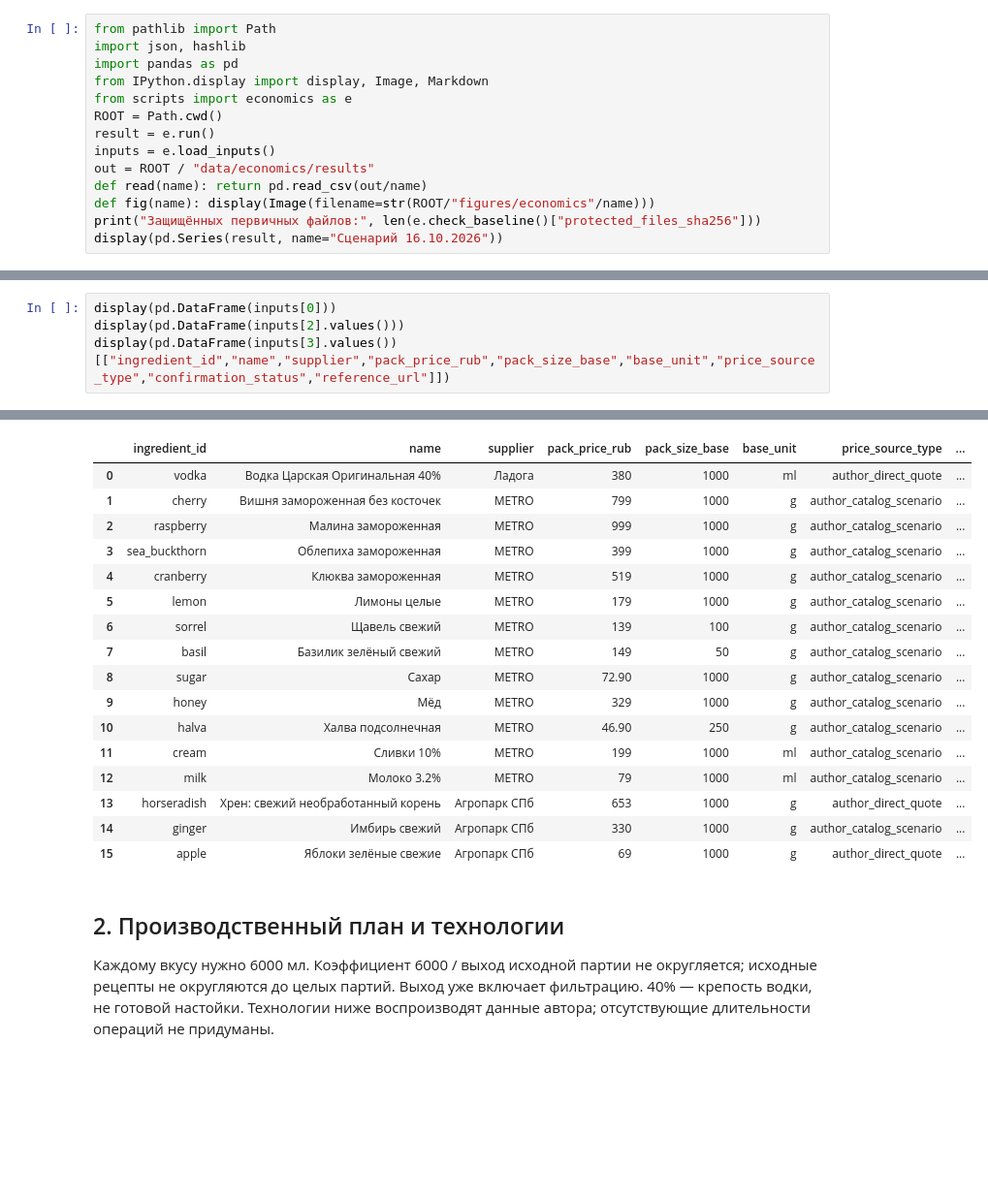
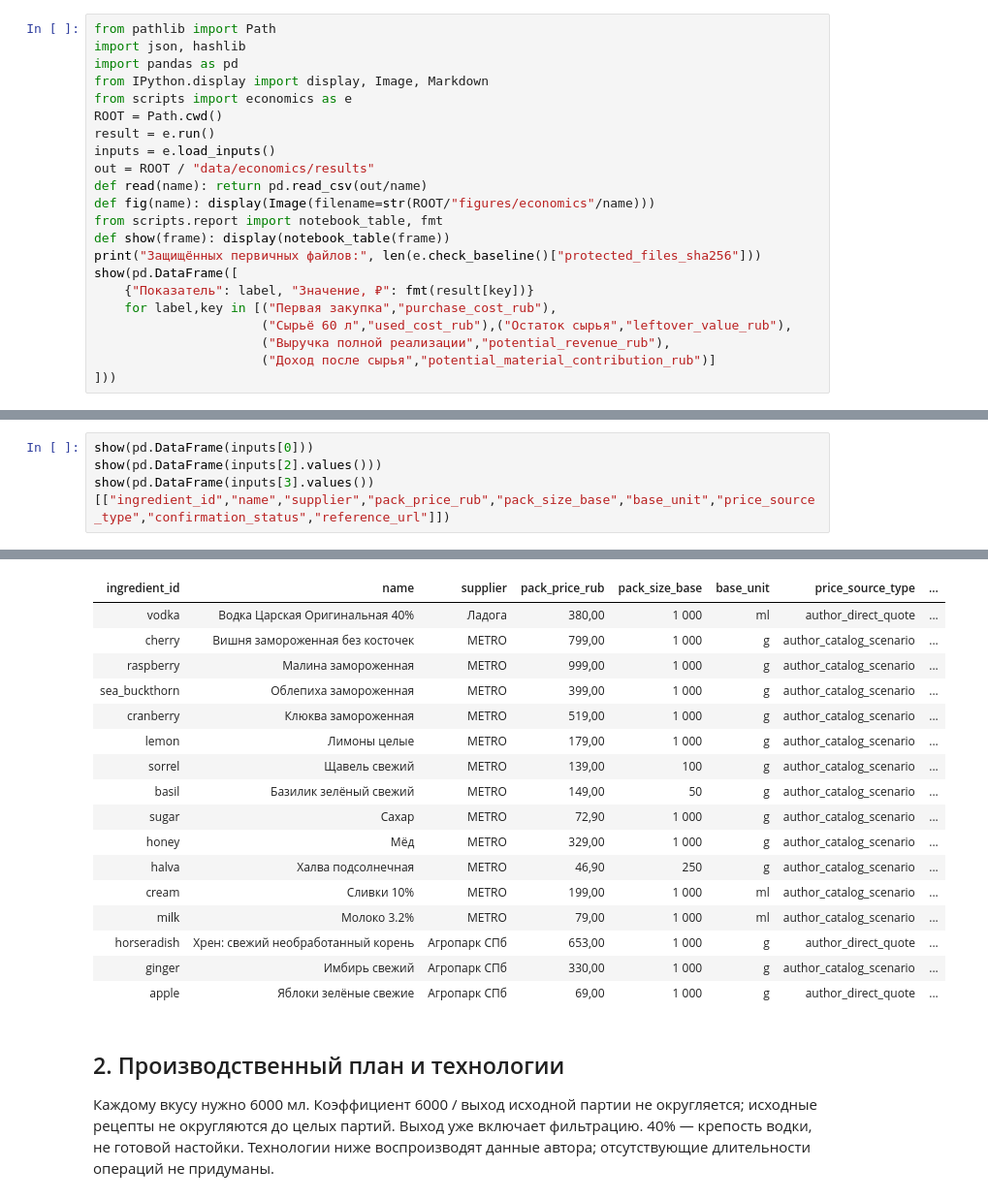
Before and after one commit to Alina-lab/Bar_menu, a Jupyter notebook: assortment_economics.ipynb, the cells around one changed output, grey strips where cells are left out. Shown at 97% size. Drawn from its saved outputs; the diff is of its cells as text; blank space fills up the shorter version.

```diff
--- a/assortment_economics.ipynb
+++ b/assortment_economics.ipynb
@@ -16,7 +16,15 @@ inputs = e.load_inputs()
 out = ROOT / "data/economics/results"
 def read(name): return pd.read_csv(out/name)
 def fig(name): display(Image(filename=str(ROOT/"figures/economics"/name)))
+from scripts.report import notebook_table, fmt
+def show(frame): display(notebook_table(frame))
 print("Защищённых первичных файлов:", len(e.check_baseline()["protected_files_sha256"]))
-display(pd.Series(result, name="Сценарий 16.10.2026"))
+show(pd.DataFrame([
+    {"Показатель": label, "Значение, ₽": fmt(result[key])}
+    for label,key in [("Первая закупка","purchase_cost_rub"),
+                      ("Сырьё 60 л","used_cost_rub"),("Остаток сырья","leftover_value_rub"),
+                      ("Выручка полной реализации","potential_revenue_rub"),
+                      ("Доход после сырья","potential_material_contribution_rub")]
+]))
 # %% [output]
 Защищённых первичных файлов: 14
@@ -44,7 +41,7 @@ Name: Сценарий 16.10.2026, dtype: object
 
 Текущие источники: ассортимент CSV, recipes.json, yields.csv, ingredients.csv и production_plan.json. Все составы author_supplied, а не прежние адаптации. Цены предоставлены автором; часть имеет только индексные каталожные ориентиры, не подтверждение магазина СПб.
 # %%
-display(pd.DataFrame(inputs[0]))
-display(pd.DataFrame(inputs[2].values()))
-display(pd.DataFrame(inputs[3].values())[["ingredient_id","name","supplier","pack_price_rub","pack_size_base","base_unit","price_source_type","confirmation_status","reference_url"]])
+show(pd.DataFrame(inputs[0]))
+show(pd.DataFrame(inputs[2].values()))
+show(pd.DataFrame(inputs[3].values())[["ingredient_id","name","supplier","pack_price_rub","pack_size_base","base_unit","price_source_type","confirmation_status","reference_url"]])
 # %% [output]
@@ -73,20 +70,20 @@ display(pd.DataFrame(inputs[3].values())[["ingredient_id","name","supplier","pac
-|  | ingredient_id | name | supplier | pack_price_rub | pack_size_base | base_unit | price_source_type | ... |
-| 0 | vodka | Водка Царская Оригинальная 40% | Ладога | 380 | 1000 | ml | author_direct_quote | ... |
-| 1 | cherry | Вишня замороженная без косточек | METRO | 799 | 1000 | g | author_catalog_scenario | ... |
-| 2 | raspberry | Малина замороженная | METRO | 999 | 1000 | g | author_catalog_scenario | ... |
-| 3 | sea_buckthorn | Облепиха замороженная | METRO | 399 | 1000 | g | author_catalog_scenario | ... |
-| 4 | cranberry | Клюква замороженная | METRO | 519 | 1000 | g | author_catalog_scenario | ... |
-| 5 | lemon | Лимоны целые | METRO | 179 | 1000 | g | author_catalog_scenario | ... |
-| 6 | sorrel | Щавель свежий | METRO | 139 | 100 | g | author_catalog_scenario | ... |
-| 7 | basil | Базилик зелёный свежий | METRO | 149 | 50 | g | author_catalog_scenario | ... |
-| 8 | sugar | Сахар | METRO | 72.90 | 1000 | g | author_catalog_scenario | ... |
-| 9 | honey | Мёд | METRO | 329 | 1000 | g | author_catalog_scenario | ... |
-| 10 | halva | Халва подсолнечная | METRO | 46.90 | 250 | g | author_catalog_scenario | ... |
-| 11 | cream | Сливки 10% | METRO | 199 | 1000 | ml | author_catalog_scenario | ... |
-| 12 | milk | Молоко 3.2% | METRO | 79 | 1000 | ml | author_catalog_scenario | ... |
-| 13 | horseradish | Хрен: свежий необработанный корень | Агропарк СПб | 653 | 1000 | g | author_direct_quote | ... |
-| 14 | ginger | Имбирь свежий | Агропарк СПб | 330 | 1000 | g | author_catalog_scenario | ... |
-| 15 | apple | Яблоки зелёные свежие | Агропарк СПб | 69 | 1000 | g | author_direct_quote | ... |
+| ingredient_id | name | supplier | pack_price_rub | pack_size_base | base_unit | price_source_type | ... |
+| vodka | Водка Царская Оригинальная 40% | Ладога | 380,00 | 1 000 | ml | author_direct_quote | ... |
+| cherry | Вишня замороженная без косточек | METRO | 799,00 | 1 000 | g | author_catalog_scenario | ... |
+| raspberry | Малина замороженная | METRO | 999,00 | 1 000 | g | author_catalog_scenario | ... |
+| sea_buckthorn | Облепиха замороженная | METRO | 399,00 | 1 000 | g | author_catalog_scenario | ... |
+| cranberry | Клюква замороженная | METRO | 519,00 | 1 000 | g | author_catalog_scenario | ... |
+| lemon | Лимоны целые | METRO | 179,00 | 1 000 | g | author_catalog_scenario | ... |
+| sorrel | Щавель свежий | METRO | 139,00 | 100 | g | author_catalog_scenario | ... |
+| basil | Базилик зелёный свежий | METRO | 149,00 | 50 | g | author_catalog_scenario | ... |
+| sugar | Сахар | METRO | 72,90 | 1 000 | g | author_catalog_scenario | ... |
+| honey | Мёд | METRO | 329,00 | 1 000 | g | author_catalog_scenario | ... |
+| halva | Халва подсолнечная | METRO | 46,90 | 250 | g | author_catalog_scenario | ... |
+| cream | Сливки 10% | METRO | 199,00 | 1 000 | ml | author_catalog_scenario | ... |
+| milk | Молоко 3.2% | METRO | 79,00 | 1 000 | ml | author_catalog_scenario | ... |
+| horseradish | Хрен: свежий необработанный корень | Агропарк СПб | 653,00 | 1 000 | g | author_direct_quote | ... |
+| ginger | Имбирь свежий | Агропарк СПб | 330,00 | 1 000 | g | author_catalog_scenario | ... |
+| apple | Яблоки зелёные свежие | Агропарк СПб | 69,00 | 1 000 | g | author_direct_quote | ... |
 # %% [markdown]
 ## 2. Производственный план и технологии
 
```
Also changed, not shown: parts of 13 cells of this notebook, 29 other files.
